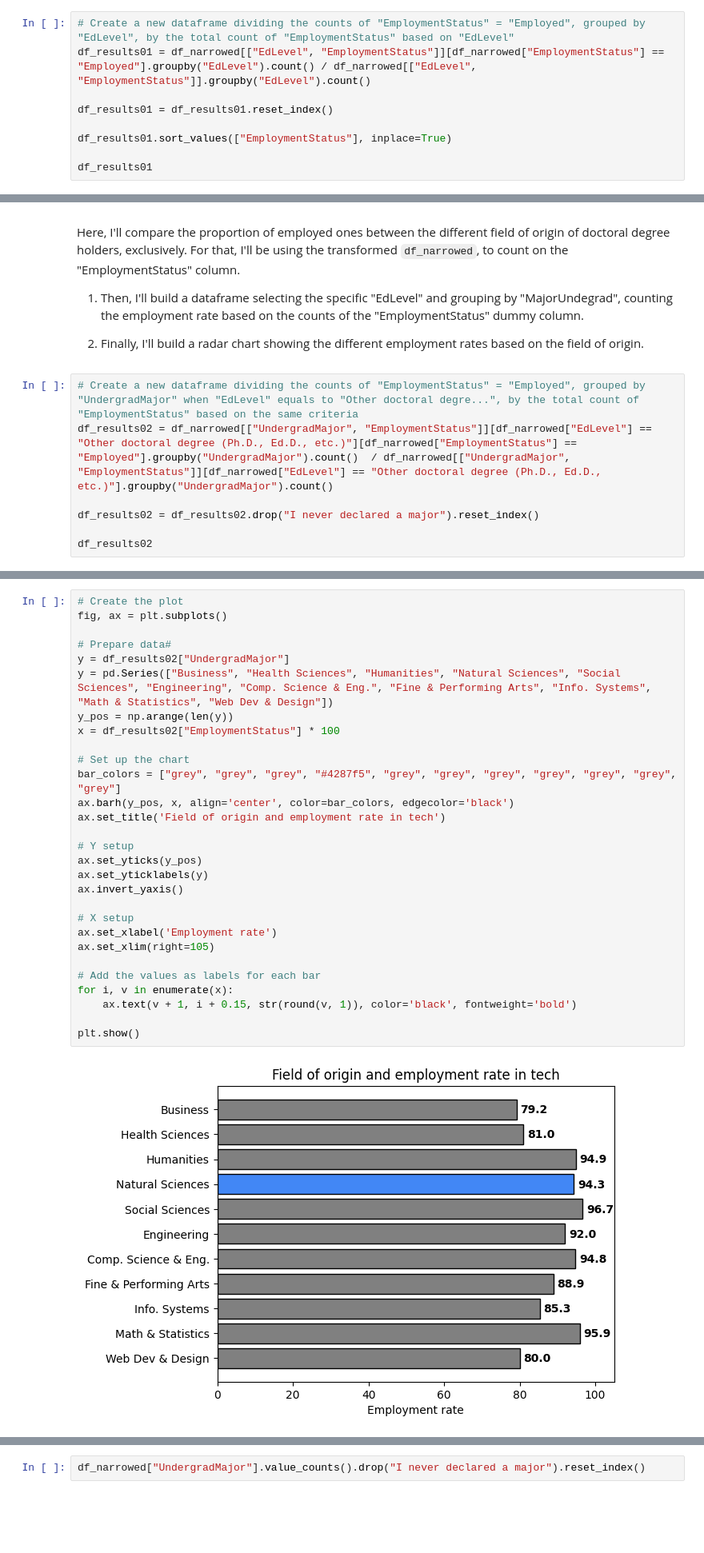
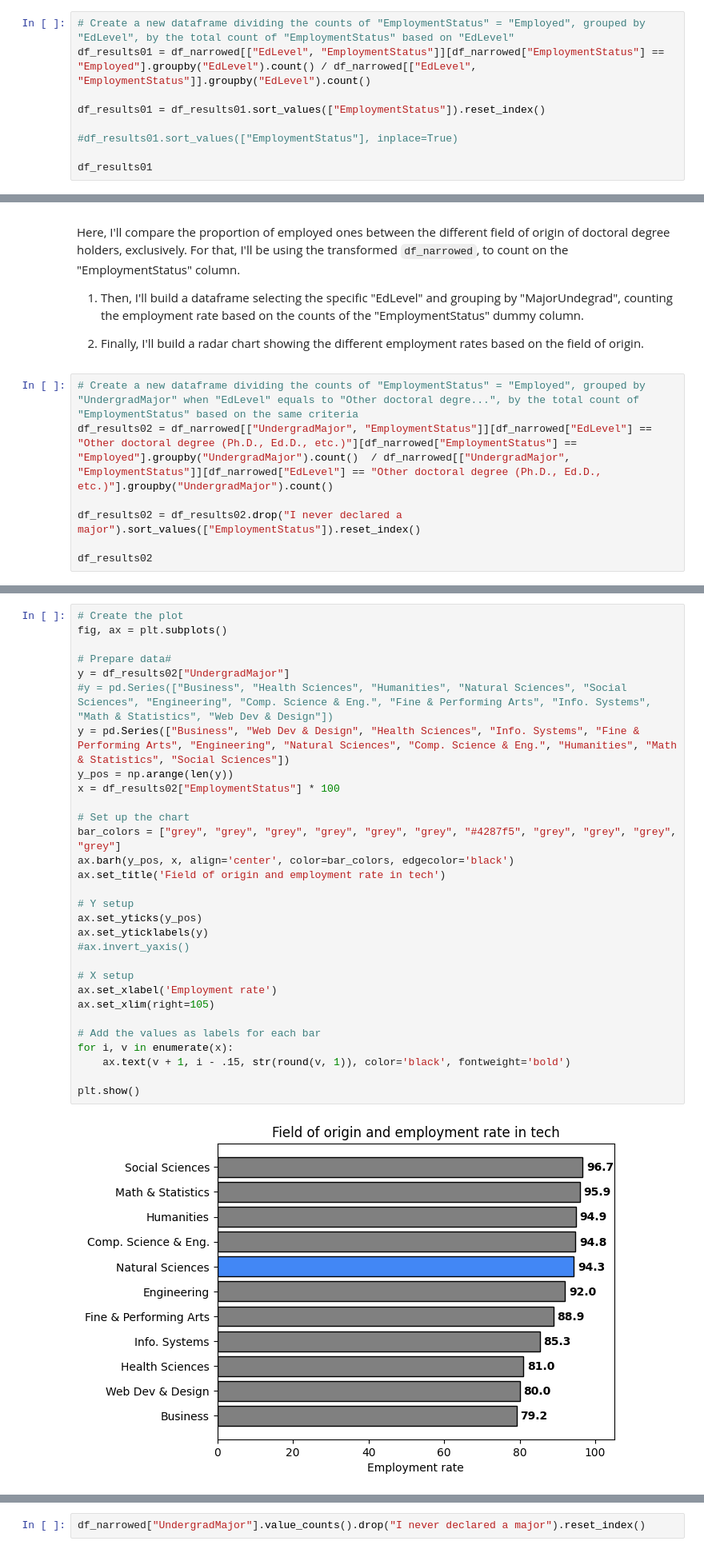
Before and after one commit to mguidoti/DSND-p1-blog, a Jupyter notebook: stackoverflow_survey_2020.ipynb, the cells around one changed output, grey strips where cells are left out. Shown at 80% size. Saved outputs shown, nothing was run; the diff lists cells and outputs as text; blank space fills up the shorter version.

Commit message:
feat: Sort values for question 02

```diff
--- a/stackoverflow_survey_2020.ipynb
+++ b/stackoverflow_survey_2020.ipynb
@@ -140,9 +140,9 @@ Here, I'll compare the proportion of employed ones between the different educati
 # Create a new dataframe dividing the counts of "EmploymentStatus" = "Employed", grouped by "EdLevel", by the total count of "EmploymentStatus" based on "EdLevel"
 df_results01 = df_narrowed[["EdLevel", "EmploymentStatus"]][df_narrowed["EmploymentStatus"] == "Employed"].groupby("EdLevel").count() / df_narrowed[["EdLevel", "EmploymentStatus"]].groupby("EdLevel").count()
 
-df_results01 = df_results01.reset_index()
+df_results01 = df_results01.sort_values(["EmploymentStatus"]).reset_index()
 
-df_results01.sort_values(["EmploymentStatus"], inplace=True)
+#df_results01.sort_values(["EmploymentStatus"], inplace=True)
 
 df_results01
 # %% [output]
@@ -200,7 +200,7 @@ Here, I'll compare the proportion of employed ones between the different field o
 # Create a new dataframe dividing the counts of "EmploymentStatus" = "Employed", grouped by "UndergradMajor" when "EdLevel" equals to "Other doctoral degre...", by the total count of "EmploymentStatus" based on the same criteria
 df_results02 = df_narrowed[["UndergradMajor", "EmploymentStatus"]][df_narrowed["EdLevel"] == "Other doctoral degree (Ph.D., Ed.D., etc.)"][df_narrowed["EmploymentStatus"] == "Employed"].groupby("UndergradMajor").count()  / df_narrowed[["UndergradMajor", "EmploymentStatus"]][df_narrowed["EdLevel"] == "Other doctoral degree (Ph.D., Ed.D., etc.)"].groupby("UndergradMajor").count()
 
-df_results02 = df_results02.drop("I never declared a major").reset_index()
+df_results02 = df_results02.drop("I never declared a major").sort_values(["EmploymentStatus"]).reset_index()
 
 df_results02
 # %% [output]
@@ -219,34 +219,35 @@ df_results02
 # %%
 # Create the plot
 fig, ax = plt.subplots()
 
 # Prepare data#
 y = df_results02["UndergradMajor"]
-y = pd.Series(["Business", "Health Sciences", "Humanities", "Natural Sciences", "Social Sciences", "Engineering", "Comp. Science & Eng.", "Fine & Performing Arts", "Info. Systems", "Math & Statistics", "Web Dev & Design"])
+#y = pd.Series(["Business", "Health Sciences", "Humanities", "Natural Sciences", "Social Sciences", "Engineering", "Comp. Science & Eng.", "Fine & Performing Arts", "Info. Systems", "Math & Statistics", "Web Dev & Design"])
+y = pd.Series(["Business", "Web Dev & Design", "Health Sciences", "Info. Systems", "Fine & Performing Arts", "Engineering", "Natural Sciences", "Comp. Science & Eng.", "Humanities", "Math & Statistics", "Social Sciences"])
 y_pos = np.arange(len(y))
 x = df_results02["EmploymentStatus"] * 100
 
 # Set up the chart
-bar_colors = ["grey", "grey", "grey", "#4287f5", "grey", "grey", "grey", "grey", "grey", "grey", "grey"]
+bar_colors = ["grey", "grey", "grey", "grey", "grey", "grey", "#4287f5", "grey", "grey", "grey", "grey"]
 ax.barh(y_pos, x, align='center', color=bar_colors, edgecolor='black')
 ax.set_title('Field of origin and employment rate in tech')
 
 # Y setup
 ax.set_yticks(y_pos)
 ax.set_yticklabels(y)
-ax.invert_yaxis()
+#ax.invert_yaxis()
 
 # X setup
 ax.set_xlabel('Employment rate')
 ax.set_xlim(right=105)
 
 # Add the values as labels for each bar
 for i, v in enumerate(x):
-    ax.text(v + 1, i + 0.15, str(round(v, 1)), color='black', fontweight='bold')
+    ax.text(v + 1, i - .15, str(round(v, 1)), color='black', fontweight='bold')
 
 plt.show()
 # %% [output]
-[figure, old version]
+[figure, new version]
 # %% [markdown]
 # 3. What's the average programming experience, prior to first pro activity, per field of origin?
 
```
Also changed, not shown: parts of 2 cells of this notebook.
